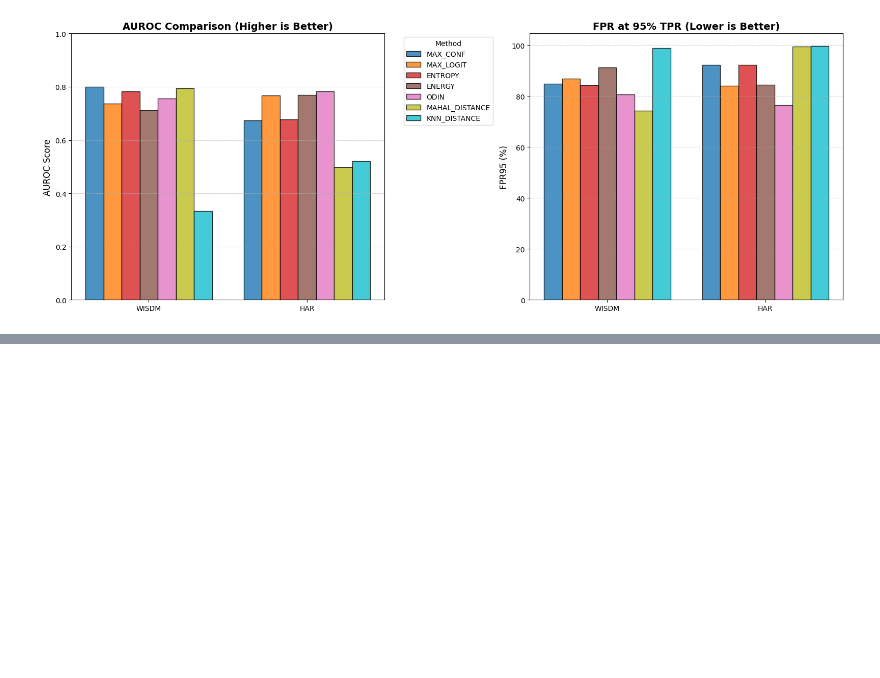
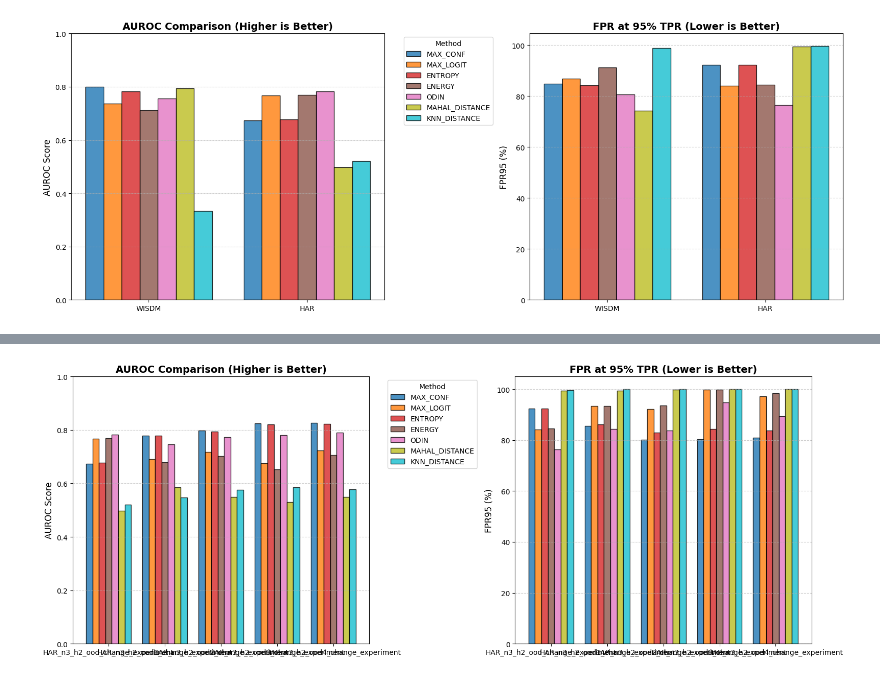
Before and after one commit to czotterbenedek/ood-detection-with-timedrl, a Jupyter notebook: notebooks/evaluation_of_ood.ipynb, the cells around one changed output, grey strips where cells are left out. Drawn from its saved outputs; the diff is of its cells as text; code cells hidden in the pictures; blank space fills up the shorter version.

```diff
--- a/notebooks/evaluation_of_ood.ipynb
+++ b/notebooks/evaluation_of_ood.ipynb
@@ -200,3 +286,15 @@ report_df
 plot_comparison_report(report_df)
 # %% [output]
 [figure]
+# %%
+id_file = "../analysis_results/HAR_n3_h2_id_change_experiment.npz"
+
+ood_files = [
+    "../analysis_results/HAR_n3_h2_ood_change_experiment.npz",
+    "../analysis_results/HAR_n3_h2_ood1_change_experiment.npz",
+    "../analysis_results/HAR_n3_h2_ood2_change_experiment.npz",
+    "../analysis_results/HAR_n3_h2_ood3_change_experiment.npz",
+    "../analysis_results/HAR_n3_h2_ood4_change_experiment.npz",
+]
+
+df_results = run_full_ood_evaluation_workflow(id_file, ood_files)
@@ -202,0 +328,4 @@ plot_comparison_report(report_df)
+# %%
+plot_comparison_report(df_results)
+# %% [output]
+[figure, added]
```
Also changed, not shown: parts of 4 cells of this notebook, 53 other files.
